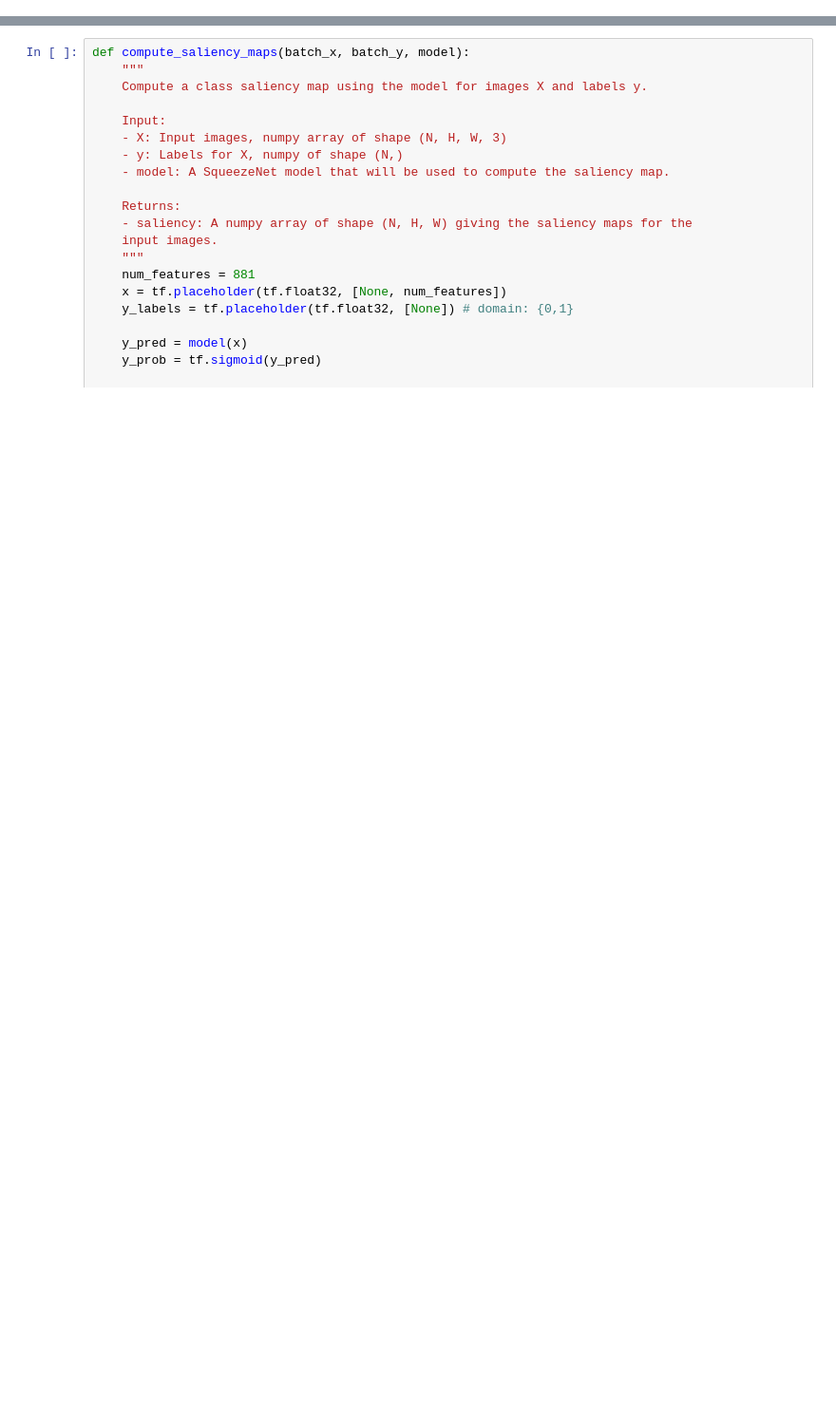
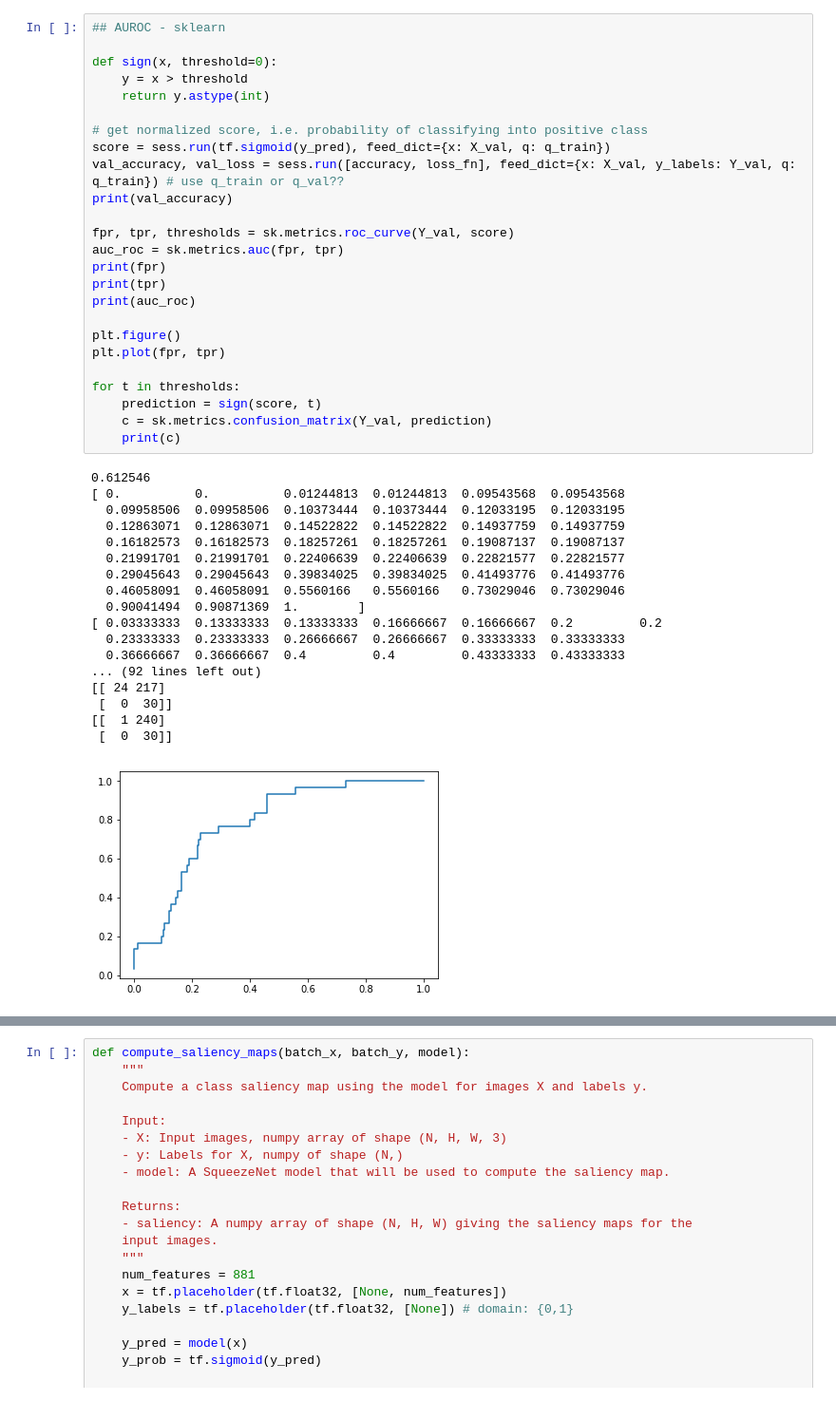
Before and after one commit to RifathRashid/biological-assay-classification, a Jupyter notebook: DNN-tensorflow.ipynb, the cells around one changed output, grey strips where cells are left out. Shown at 95% size. Drawn from its saved outputs; the diff is of its cells as text; blank space fills up the shorter version.

```diff
--- a/DNN-tensorflow.ipynb
+++ b/DNN-tensorflow.ipynb
@@ -195,0 +302,44 @@ Caused by op 'auc_14/false_positives/read', defined at:
+# %%
+## AUROC - sklearn
+
+def sign(x, threshold=0):
+    y = x > threshold
+    return y.astype(int)
+
+# get normalized score, i.e. probability of classifying into positive class
+score = sess.run(tf.sigmoid(y_pred), feed_dict={x: X_val, q: q_train})
+val_accuracy, val_loss = sess.run([accuracy, loss_fn], feed_dict={x: X_val, y_labels: Y_val, q: q_train}) # use q_train or q_val??
+print(val_accuracy)
+
+fpr, tpr, thresholds = sk.metrics.roc_curve(Y_val, score)
+auc_roc = sk.metrics.auc(fpr, tpr)
+print(fpr)
+print(tpr)
+print(auc_roc)
+
+plt.figure()
+plt.plot(fpr, tpr)
+
+for t in thresholds:
+    prediction = sign(score, t)
+    c = sk.metrics.confusion_matrix(Y_val, prediction)
+    print(c)
+# %% [output]
+0.612546
+[ 0.          0.          0.01244813  0.01244813  0.09543568  0.09543568
+  0.09958506  0.09958506  0.10373444  0.10373444  0.12033195  0.12033195
+  0.12863071  0.12863071  0.14522822  0.14522822  0.14937759  0.14937759
+  0.16182573  0.16182573  0.18257261  0.18257261  0.19087137  0.19087137
+  0.21991701  0.21991701  0.22406639  0.22406639  0.22821577  0.22821577
+  0.29045643  0.29045643  0.39834025  0.39834025  0.41493776  0.41493776
+  0.46058091  0.46058091  0.5560166   0.5560166   0.73029046  0.73029046
+  0.90041494  0.90871369  1.        ]
+[ 0.03333333  0.13333333  0.13333333  0.16666667  0.16666667  0.2         0.2
+  0.23333333  0.23333333  0.26666667  0.26666667  0.33333333  0.33333333
+  0.36666667  0.36666667  0.4         0.4         0.43333333  0.43333333
+... (92 lines left out)
+[[ 24 217]
+ [  0  30]]
+[[  1 240]
+ [  0  30]]
+[figure, added]
```
Also changed, not shown: parts of 12 cells of this notebook, 5 other files.
